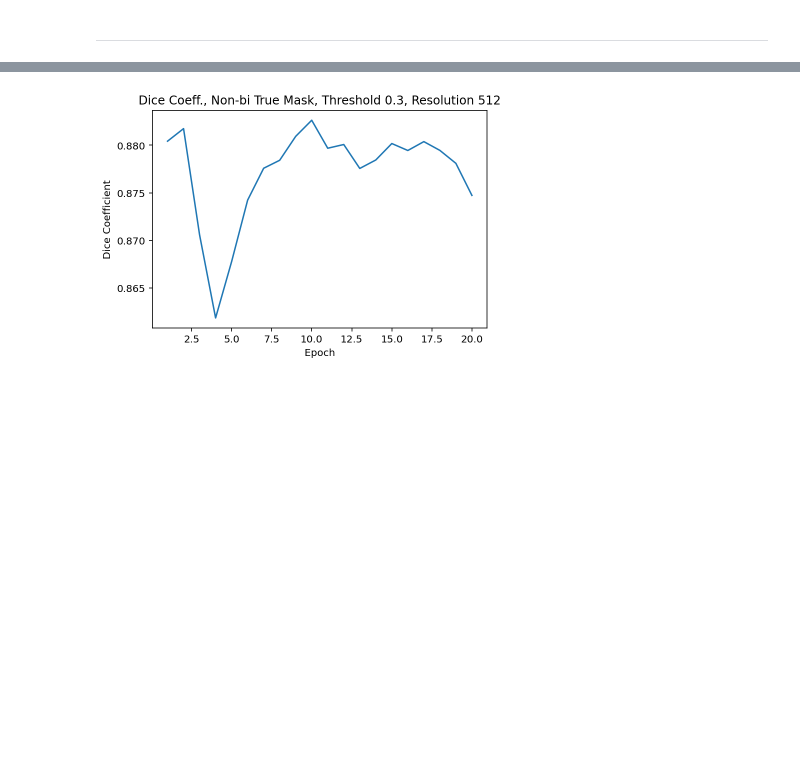
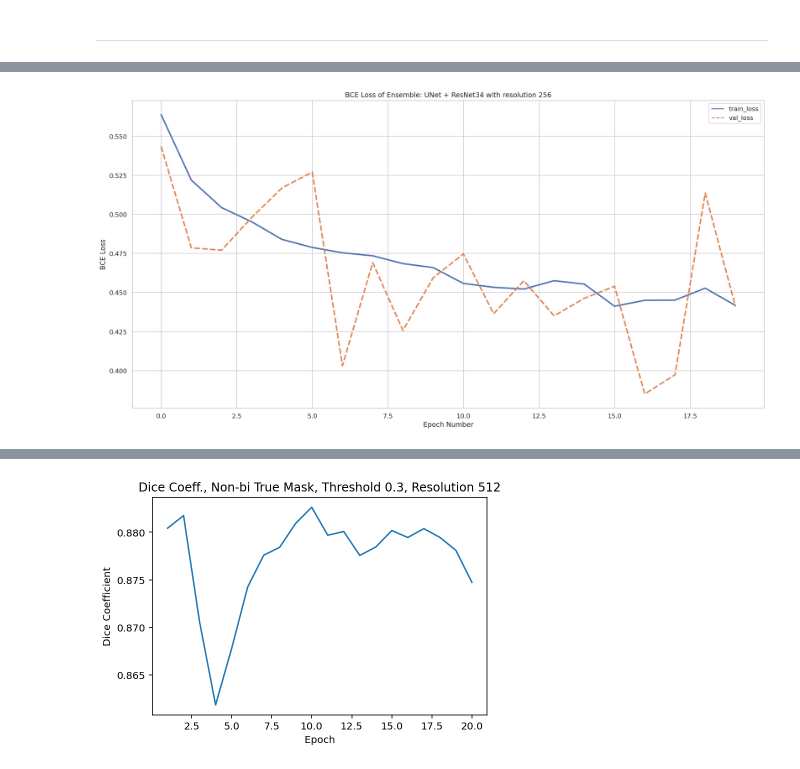
Before and after one commit to Angela-Wang111/DSC-180B-Project, a Jupyter notebook: ensemble_model_1.ipynb, the cells around one changed output, grey strips where cells are left out. Saved outputs shown, nothing was run; the diff lists cells and outputs as text; code cells hidden in the pictures; blank space fills up the shorter version.

Commit message:
Implemented Ensemble Model!

```diff
--- a/ensemble_model_1.ipynb
+++ b/ensemble_model_1.ipynb
@@ -103,7 +103,8 @@ class CANDID_PTX(Dataset):
         self.intermediate_paths = df['Intermediate_Predicted_Path'].values
         self.mask_paths = df['Mask_Path'].values
         self.labels = torch.tensor(df[['Yes_Pneumothorax', 'No_Pneumothorax']].values, dtype=torch.float32)
-        self.sop = torch.tensor(df['SOP'].values)
+        # Just changed by Angela
+        self.sop = df['SOP'].values
         self.resolution = resolution
 
         # model_type: 'C' for Classification, 'S' for Segmentation, 'E' for Ensemble
@@ -119,11 +120,13 @@ class CANDID_PTX(Dataset):
 
     def __getitem__(self, idx):
         if self.model_type == 'E':
+            # Designed for ensemble model's classification part
             label = self.labels[idx]
 
             new_img_path = self.intermediate_paths[idx]
-            new_img = plt.imread(new_img_path)
-            new_img = torch.tensor(new_img)
+            new_img = plt.imread(new_img_path)[:, :, :3]
+            to_tensor = transforms.ToTensor()
+            new_img = to_tensor(new_img)
 
             return new_img, label
 
@@ -137,11 +140,13 @@ class CANDID_PTX(Dataset):
             img_norm = torch.tensor(img_norm).expand(3, self.resolution, self.resolution)
 
             if self.model_type == 'C':
+                # Designed for classification model
                 label = self.labels[idx]
 
                 return img_norm, label
 
             elif self.model_type == 'S':
+                # Designed for segmentaion models (might change later)
                 mask_path = self.mask_paths[idx]
                 mask = plt.imread(mask_path)[:, :, 0]
                 mask = cv2.resize(mask, (self.resolution, self.resolution))
@@ -488,0 +539,2 @@ AttributeError: 'list' object has no attribute 'to'
+# %%
+loaders_ens = create_loaders('E')
@@ -488,0 +658,5 @@ AttributeError: 'list' object has no attribute 'to'
+# %%
+resnet_model, train_loss, val_loss = training_class(model = model_class,
+                                            num_epochs = 20, batch_size = BATCH_SIZE,
+                                            learning_rate = LEARNING_RATE,
+                                            train_loader = loaders_ens[0], val_loader = loaders_ens[1])
@@ -488,0 +716,4 @@ AttributeError: 'list' object has no attribute 'to'
+# %%
+plot_both_loss(train_loss, val_loss, "Ensemble: UNet + ResNet34", str(RESOLUTION))
+# %% [output]
+[figure, added]
```
Also changed, not shown: parts of 35 cells of this notebook.
